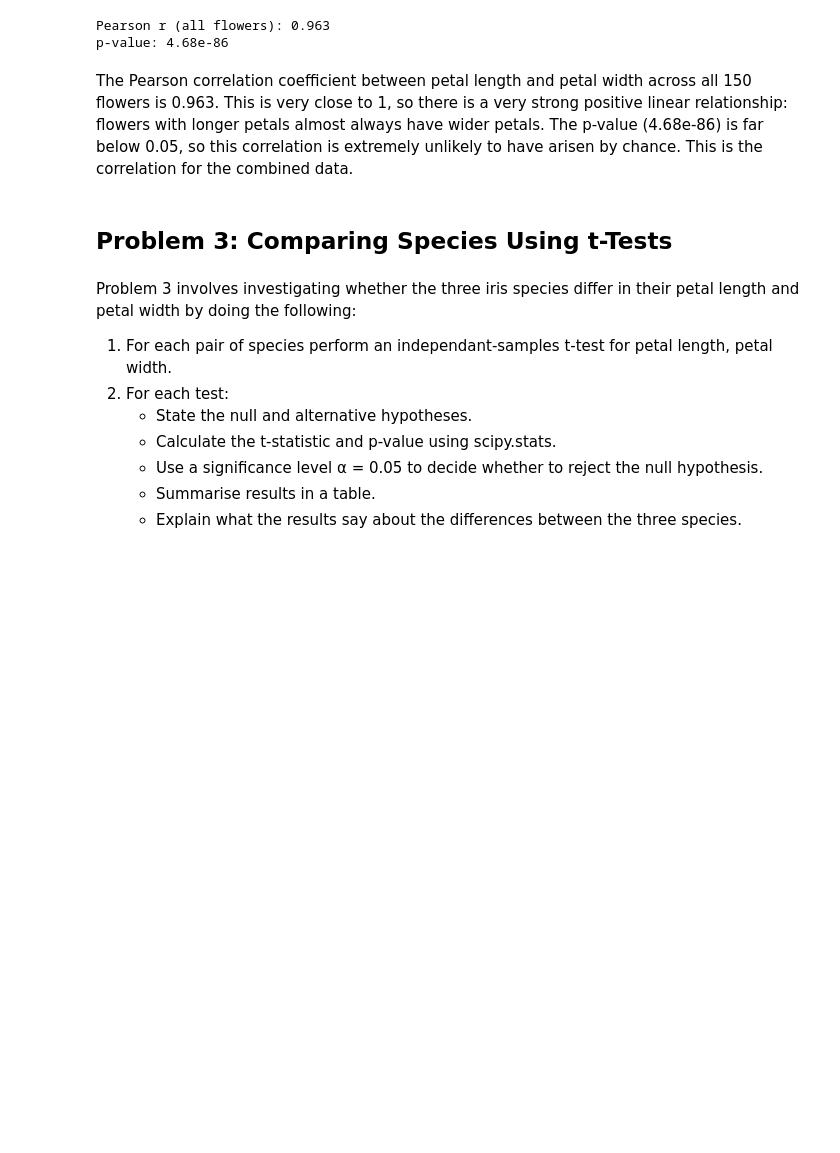
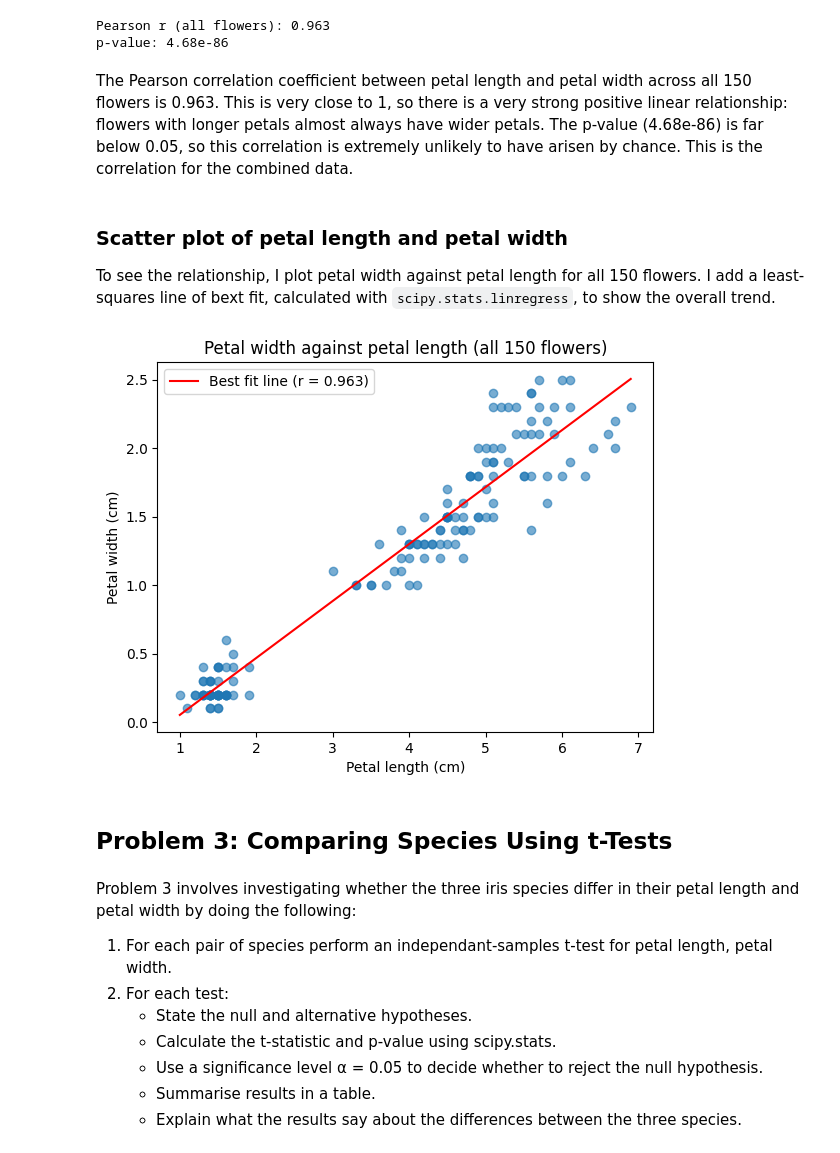
Before and after one commit to aiswarialajan124-png/appstat-assessment, a Jupyter notebook: problems.ipynb, the cells around one changed output. Saved outputs shown, nothing was run; the diff lists cells and outputs as text; code cells hidden in the pictures; blank space fills up the shorter version.

Commit message:
Add scatter plot with line of best fit

```diff
--- a/problems.ipynb
+++ b/problems.ipynb
@@ -178,6 +178,30 @@ Pearson r (all flowers): 0.963
 p-value: 4.68e-86
 # %% [markdown]
 The Pearson correlation coefficient between petal length and petal width across all 150 flowers is 0.963. This is very close to 1, so there is a very strong positive linear relationship: flowers with longer petals almost always have wider petals. The p-value (4.68e-86) is far below 0.05, so this correlation is extremely unlikely to have arisen by chance. This is the correlation for the combined data.
+# %% [markdown]
+### Scatter plot of petal length and petal width
+To see the relationship, I plot petal width against petal length for all 150 flowers. I add a least-squares line of bext fit, calculated with `scipy.stats.linregress`, to show the overall trend.
+# %%
+# Least-squares line of best fit for all 150 flowers
+fit = stats.linregress(iris["petal_length"], iris["petal_width"])
+
+# Scatter plot of every flower
+fig, ax = plt.subplots()
+ax.scatter(iris["petal_length"], iris["petal_width"], alpha=0.6)
+
+# Evenly spaced x values across the ranges of petal lengths
+x_line = np.linspace(iris["petal_length"].min(), iris["petal_length"].max(), 100)
+
+# Draw the fitted line: y = slope * x + intercept
+ax.plot(x_line, fit.slope * x_line + fit.intercept, color="red", label=f"Best fit line (r = {r_all:.3f})")
+
+ax.set_xlabel("Petal length (cm)")
+ax.set_ylabel("Petal width (cm)")
+ax.set_title("Petal width against petal length (all 150 flowers)")
+ax.legend()
+plt.show()
+# %% [output]
+[figure, added]
 # %% [markdown]
 ## Problem 3: Comparing Species Using t-Tests
 # %% [markdown]
```
